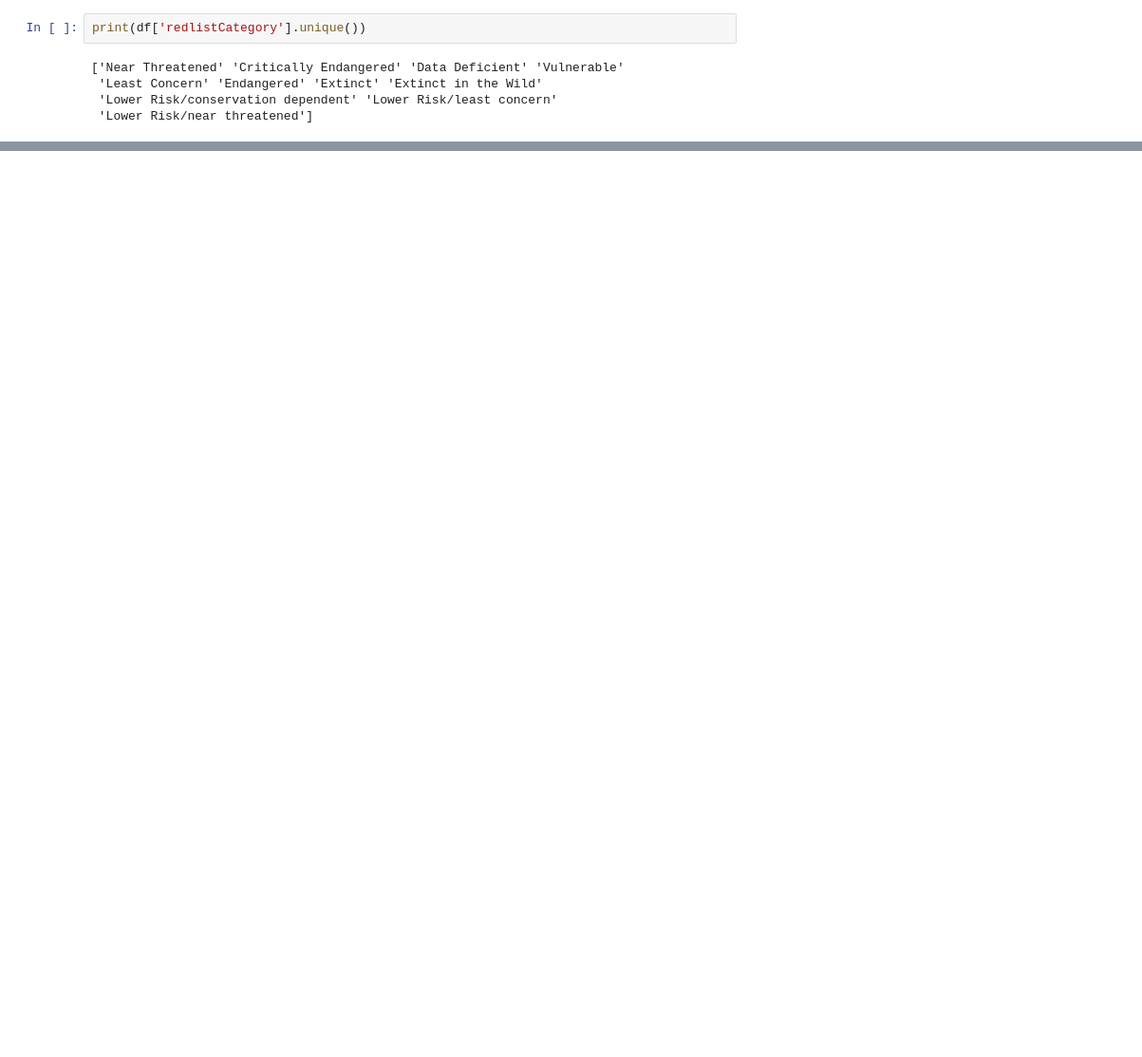
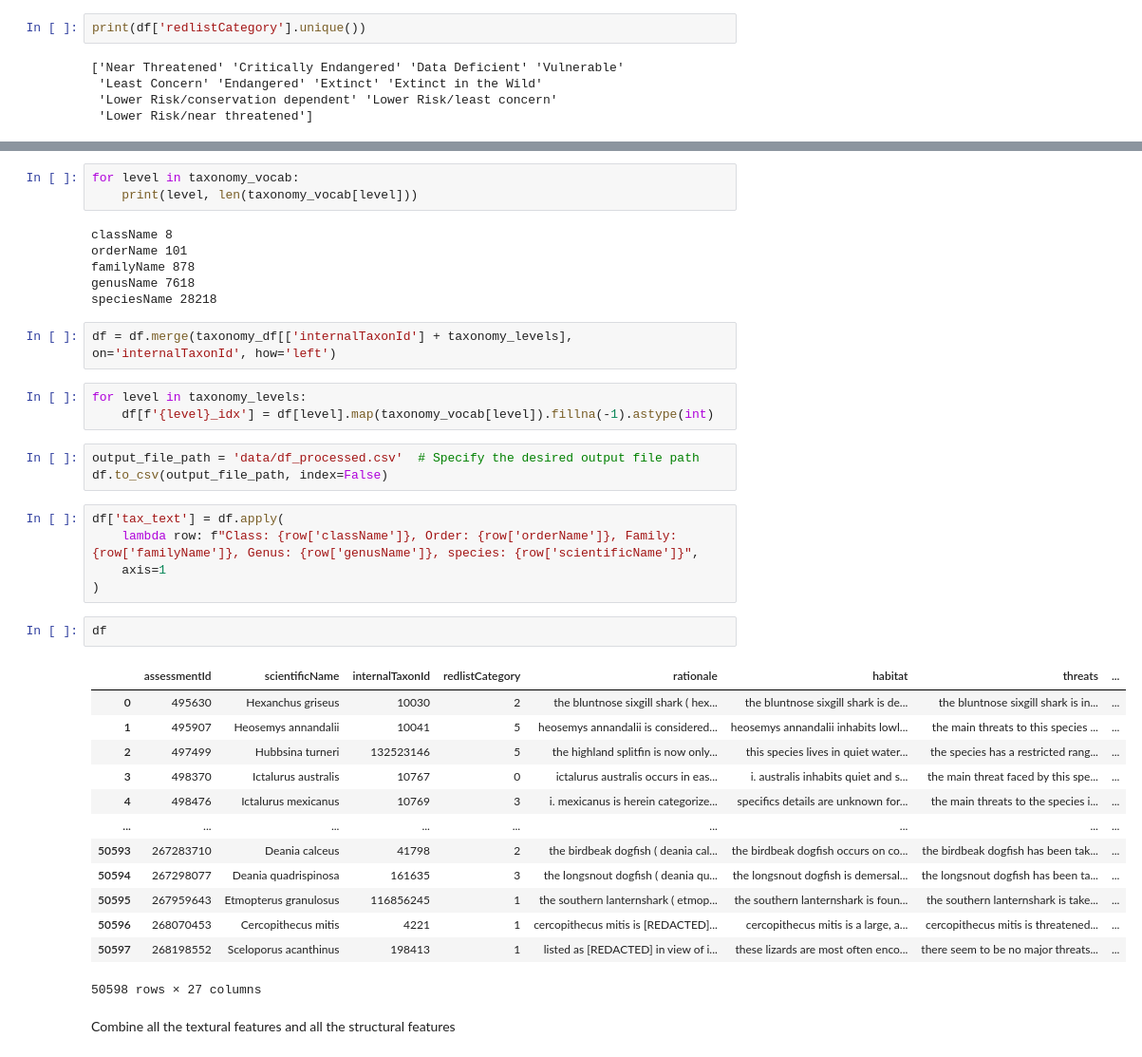
Before and after one commit to ym277/redlist_clean, a Jupyter notebook: preprocess.ipynb, the cells around one changed output, grey strips where cells are left out. Shown at 95% size. Drawn from its saved outputs; the diff is of its cells as text; blank space fills up the shorter version.

```diff
--- a/preprocess.ipynb
+++ b/preprocess.ipynb
@@ -121,0 +459,40 @@ plt.show()
+# %%
+for level in taxonomy_vocab:
+    print(level, len(taxonomy_vocab[level]))
+# %% [output]
+className 8
+orderName 101
+familyName 878
+genusName 7618
+speciesName 28218
+# %%
+df = df.merge(taxonomy_df[['internalTaxonId'] + taxonomy_levels], on='internalTaxonId', how='left')
+# %%
+for level in taxonomy_levels:
+    df[f'{level}_idx'] = df[level].map(taxonomy_vocab[level]).fillna(-1).astype(int)
+# %%
+output_file_path = 'data/df_processed.csv'  # Specify the desired output file path
+df.to_csv(output_file_path, index=False)
+# %%
+df['tax_text'] = df.apply(
+    lambda row: f"Class: {row['className']}, Order: {row['orderName']}, Family: {row['familyName']}, Genus: {row['genusName']}, species: {row['scientificName']}",
+    axis=1
+)
+# %%
+df
+# %% [output]
+|  | assessmentId | scientificName | internalTaxonId | redlistCategory | rationale | habitat | threats | ... |
+| 0 | 495630 | Hexanchus griseus | 10030 | 2 | the bluntnose sixgill shark ( hex... | the bluntnose sixgill shark is de... | the bluntnose sixgill shark is in... | ... |
+| 1 | 495907 | Heosemys annandalii | 10041 | 5 | heosemys annandalii is considered... | heosemys annandalii inhabits lowl... | the main threats to this species ... | ... |
+| 2 | 497499 | Hubbsina turneri | 132523146 | 5 | the highland splitfin is now only... | this species lives in quiet water... | the species has a restricted rang... | ... |
+| 3 | 498370 | Ictalurus australis | 10767 | 0 | ictalurus australis occurs in eas... | i. australis inhabits quiet and s... | the main threat faced by this spe... | ... |
+| 4 | 498476 | Ictalurus mexicanus | 10769 | 3 | i. mexicanus is herein categorize... | specifics details are unknown for... | the main threats to the species i... | ... |
+| ... | ... | ... | ... | ... | ... | ... | ... | ... |
+| 50593 | 267283710 | Deania calceus | 41798 | 2 | the birdbeak dogfish ( deania cal... | the birdbeak dogfish occurs on co... | the birdbeak dogfish has been tak... | ... |
+| 50594 | 267298077 | Deania quadrispinosa | 161635 | 3 | the longsnout dogfish ( deania qu... | the longsnout dogfish is demersal... | the longsnout dogfish has been ta... | ... |
+| 50595 | 267959643 | Etmopterus granulosus | 116856245 | 1 | the southern lanternshark ( etmop... | the southern lanternshark is foun... | the southern lanternshark is take... | ... |
+| 50596 | 268070453 | Cercopithecus mitis | 4221 | 1 | cercopithecus mitis is [REDACTED]... | cercopithecus mitis is a large, a... | cercopithecus mitis is threatened... | ... |
+| 50597 | 268198552 | Sceloporus acanthinus | 198413 | 1 | listed as [REDACTED] in view of i... | these lizards are most often enco... | there seem to be no major threats... | ... |
+50598 rows × 27 columns
+# %% [markdown]
+Combine all the textural features and all the structural features
```
Also changed, not shown: parts of 65 cells of this notebook, 16 other files.
